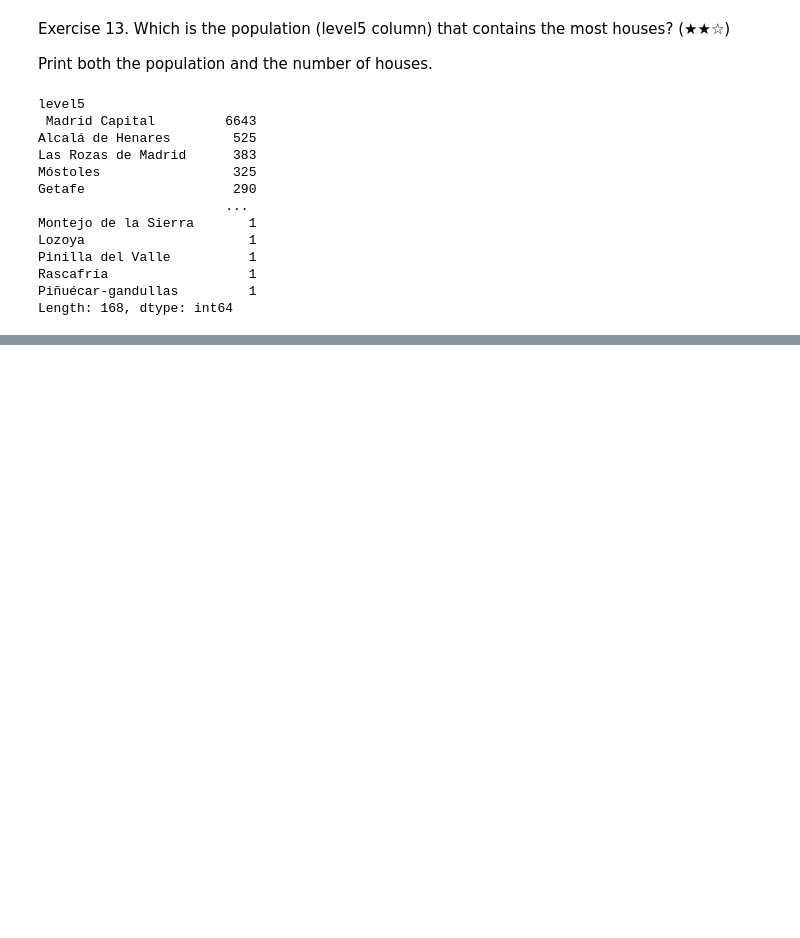
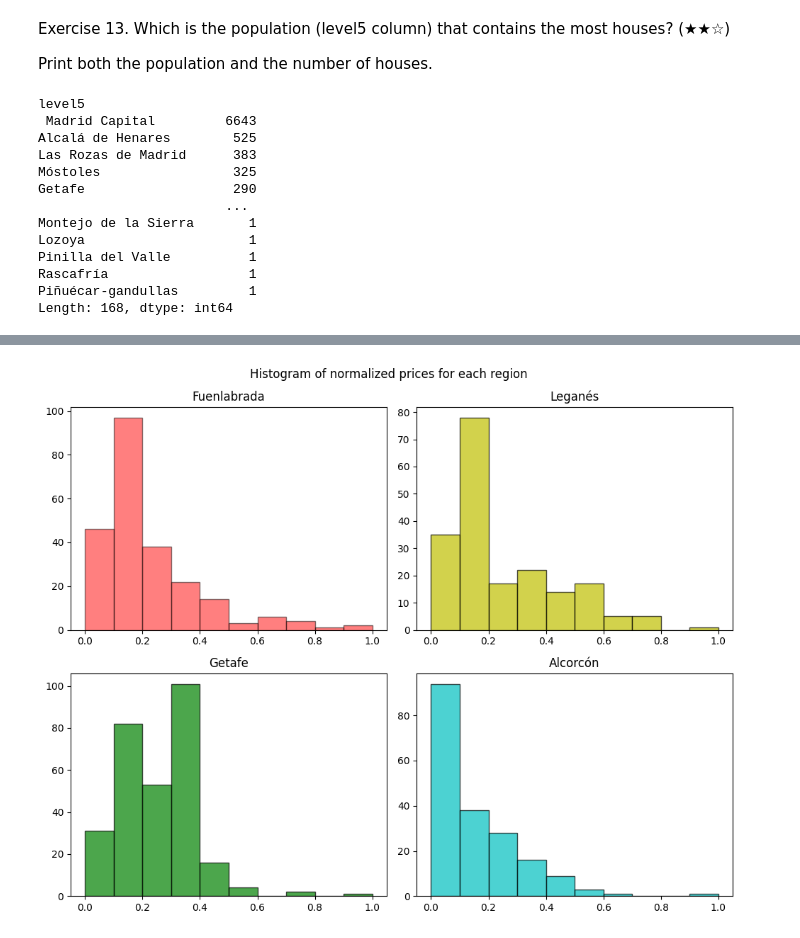
Before and after one commit to aguamelsu/pre_work, a Jupyter notebook: notebooks/01_analysis.ipynb, the cells around one changed output, grey strips where cells are left out. Drawn from its saved outputs; the diff is of its cells as text; code cells hidden in the pictures; blank space fills up the shorter version.

```diff
--- a/notebooks/01_analysis.ipynb
+++ b/notebooks/01_analysis.ipynb
@@ -312,0 +299,14 @@ Execute the following cell, and then start coding in the next one. You must impl
+# %%
+price = south_belt_df['price']
+rooms = south_belt_df['rooms']
+surface_area = south_belt_df['surface']
+bathrooms = south_belt_df['bathrooms']
+
+data = {
+    "price": [price.mean(), price.var()],
+    "rooms": [rooms.mean(), rooms.var()],
+    "surface_area": [surface_area.mean(), surface_area.var()],
+    "bathrooms": [bathrooms.mean(), bathrooms.var()]
+}
+
+pd.DataFrame(data, index=["mean", "var"])
@@ -312,0 +338,40 @@ Execute the following cell, and then start coding in the next one. You must impl
+# %%
+# ["Fuenlabrada", "Leganés", "Getafe", "Alcorcón"]
+fuenlabrada = south_belt_df.loc[south_belt_df['level5'] == "Fuenlabrada", ["price"]]
+leganes = south_belt_df.loc[south_belt_df['level5'] == "Leganés", ["price"]]
+getafe = south_belt_df.loc[south_belt_df['level5'] == "Getafe", ["price"]]
+alarcon = south_belt_df.loc[south_belt_df['level5'] == "Alcorcón", ["price"]]
+
+south = [fuenlabrada, leganes, getafe, alarcon]
+normalized_data = []
+
+# Normalizing prices
+
+for data in south:
+    min_val = np.min(data)
+    max_val = np.max(data)
+
+    normalized = (data - min_val) / (max_val - min_val)
+
+    normalized_data.append(normalized)
+
+
+fig, axes = plt.subplots(2, 2, figsize=(10, 8))
+
+axes[0, 0].hist(normalized_data[0], edgecolor='black', alpha=0.5, color='r')
+axes[0, 0].set_title('Fuenlabrada')
+
+axes[0, 1].hist(normalized_data[1], edgecolor='black', alpha=0.7, color='y')
+axes[0, 1].set_title('Leganés')
+
+axes[1, 0].hist(normalized_data[2], edgecolor='black', alpha=0.7, color='g')
+axes[1, 0].set_title('Getafe')
+
+axes[1, 1].hist(normalized_data[3], edgecolor='black', alpha=0.7, color='c')
+axes[1, 1].set_title('Alcorcón')
+
+plt.suptitle("Histogram of normalized prices for each region")
+plt.tight_layout()
+plt.show()
+# %% [output]
+[figure, added]
```
Also changed, not shown: parts of 23 cells of this notebook, 1 other file.
